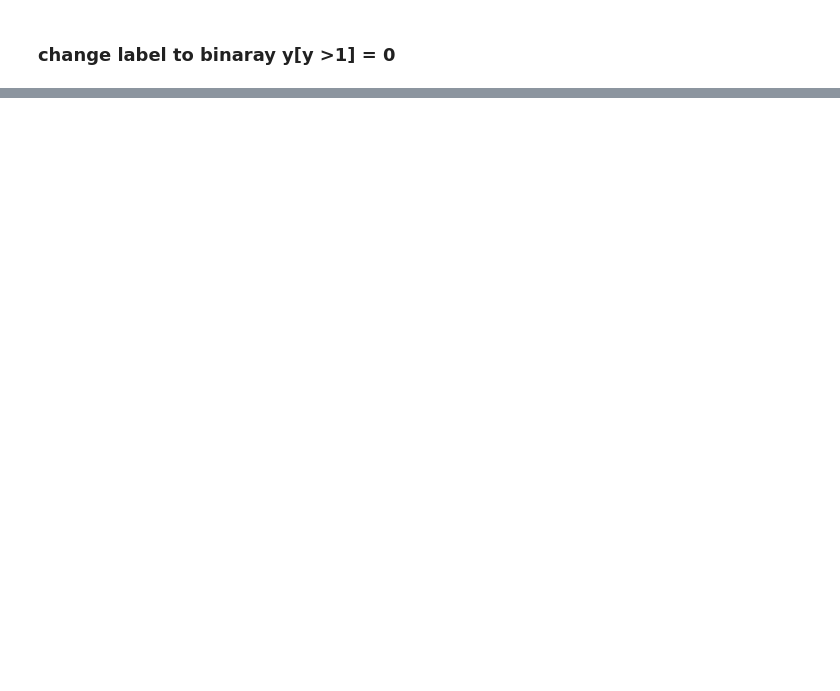
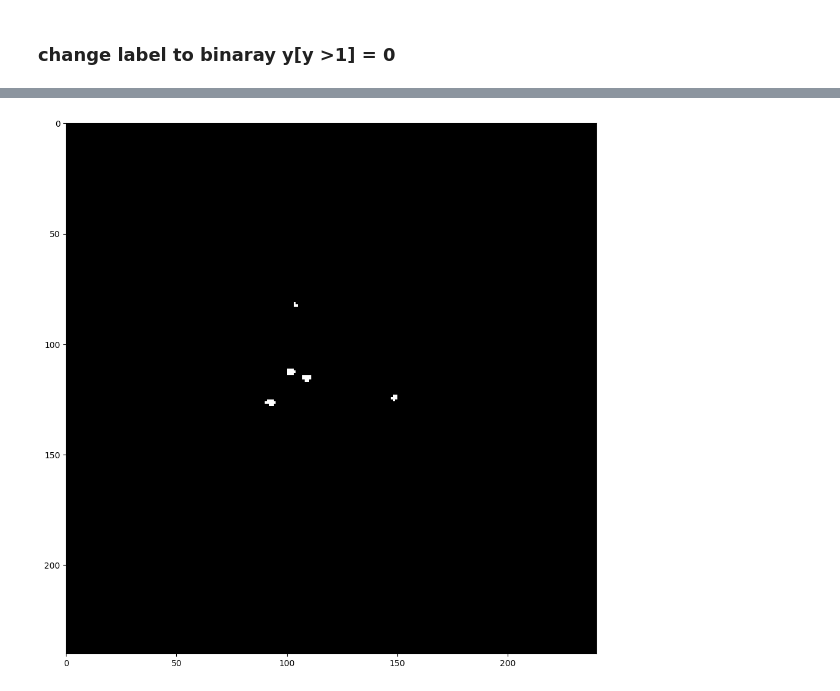
Before and after one commit to JingQin-JQ/umcu, a Jupyter notebook: src/pre(post)process.ipynb, the cells around one changed output, grey strips where cells are left out. Drawn from its saved outputs; the diff is of its cells as text; code cells hidden in the pictures; blank space fills up the shorter version.

```diff
--- a/src/pre(post)process.ipynb
+++ b/src/pre(post)process.ipynb
@@ -176,0 +432,4 @@ myshow(sitk.GetImageFromArray(y[340,:,:,0]))
+# %%
+
+Xchunks = [Xs[x:x+100] for x in range(0, len(Xs), 100)]
+ychunks = [ys[x:x+100] for x in range(0, len(ys), 100)]
@@ -176,0 +452,4 @@ myshow(sitk.GetImageFromArray(y[340,:,:,0]))
+# %%
+myshow(sitk.GetImageFromArray(ychunks[8][0,:,:,0]))
+# %% [output]
+[figure, added]
```
Also changed, not shown: parts of 19 cells of this notebook, 4 other files.
